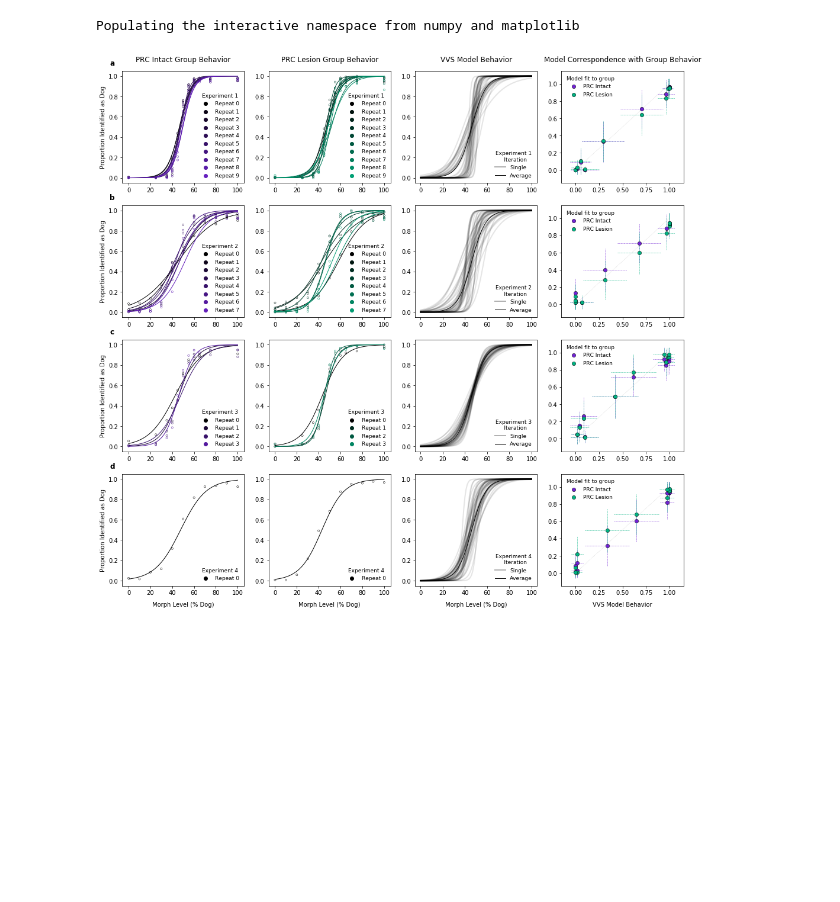
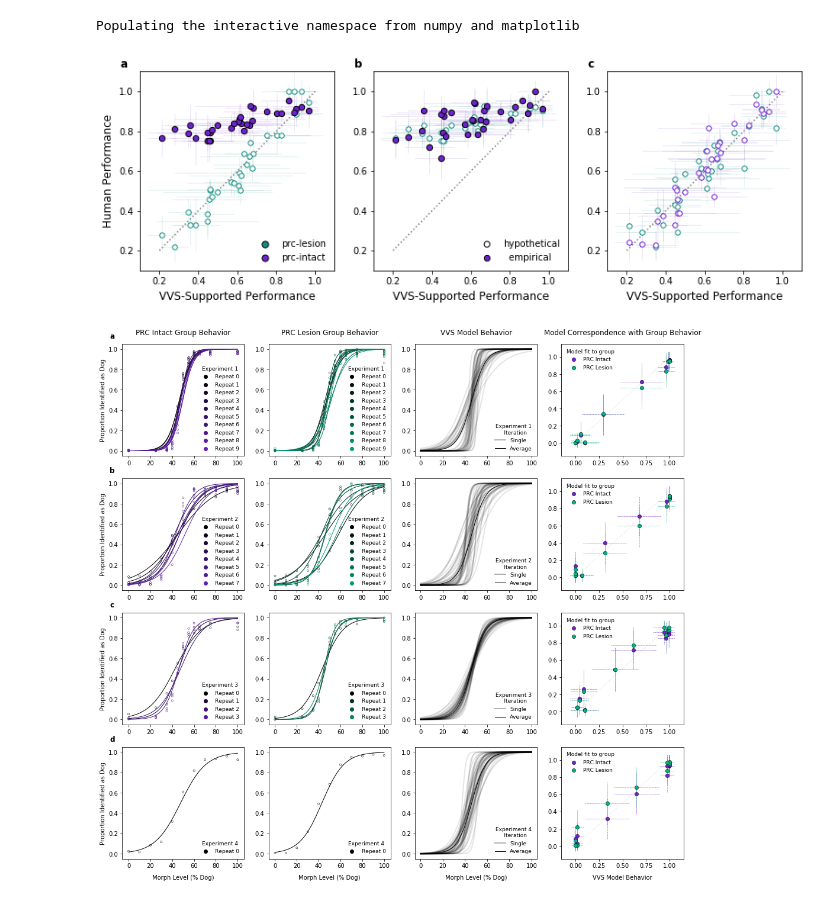
Before and after one commit to tzler/nondiagnostic, a Jupyter notebook: analyses.ipynb, the cells around one changed output. Saved outputs shown, nothing was run; the diff lists cells and outputs as text; code cells hidden in the pictures; blank space fills up the shorter version.

Commit message:
analysis: adding theoretical predictions Figure0

```diff
--- a/analyses.ipynb
+++ b/analyses.ipynb
@@ -477,6 +477,86 @@ representations = load_representations()
 df_m1 = build_model1(df, n_iterations)
 # %%
 df_m2 = build_model2(df, n_iterations)
+# %%
+hvm_path = '~/work/mtl_perception/high-throughput/human_performance.csv'
+hvm = pandas.read_csv(hvm_path)
+# %%
+def scatter_with_bar(x, y, xerr, yerr, c, d='observed'):
+    if d=='synthetic':
+        plt.scatter(x=x, y=y, facecolor='white', edgecolor=c, s=hsize, linewidth=lwidth, marker=hshape)
+    else:
+        plt.scatter(x=x, y=y, facecolor=c, edgecolor='black', s=40, linewidth=lwidth)
+    ltype = '-'
+    elinewidth=1
+    alpha=.1
+    EB = plt.errorbar(x=x, y=y,
+                      xerr=xerr,
+                      yerr=yerr,
+                      color=c,
+                      linestyle='', alpha=alpha,
+                      elinewidth=elinewidth,
+                      zorder=-1)
+    [EB[-1][i].set_linestyle(ltype) for i in [0, 1]]
+
+cscheme = {'CON':'#7123d4', 'PRC':'#128e80', 'model':'black'}
+xy = hvm.groupby('oddity_name')
+group = 'CON'
+hshape = 'o'
+hsize = 30
+lwidth = 1
+ecolor = 'black'
+
+plt.figure(figsize=[13, 4])
+
+ax = plt.subplot(131)
+
+np.random.seed(5)
+fake_prc_lesion = [np.min([i, 1]) for i in (xy.mean().it+(np.random.randn(len(xy))/15))]
+scatter_with_bar(xy.mean().it, fake_prc_lesion, xy.std().it, xy.std().human, cscheme['PRC'], 'synthetic')
+scatter_with_bar(xy.mean().it, xy.mean().human, xy.std().it, xy.std().human, cscheme['CON'])
+plt.plot([.2, 1], [.2, 1], linestyle=':', color='grey',  zorder=-2)
+plt.xlim([.1, 1.1])
+plt.ylim([.1, 1.1])
+plt.xlabel('VVS-Supported Performance', fontsize=12, labelpad=5)
+plt.ylabel('Human Performance', fontsize=12, labelpad=5)
+#plt.title('Evidence Supporting', y=1.05)
+plt.text(-.1, 1.02, 'a', fontsize=12, fontweight='bold', transform=ax.transAxes,)
+plt.scatter([], [], facecolor=cscheme['PRC'], edgecolor=ecolor, s=50, linewidth=1, label='prc-lesion')
+plt.scatter(x=[], y=[],  facecolor=cscheme['CON'], edgecolor=ecolor, s=50, linewidth=1, label='prc-intact')
+plt.legend(framealpha=0, loc=4)
+
+ax = plt.subplot(132)
+
+fake_prc_lesion = [np.min([i, 1]) for i in (xy.mean().human+(np.random.randn(len(xy))/15))]
+scatter_with_bar(xy.mean().it, xy.mean().human, xy.std().it, xy.std().human, cscheme['PRC'], 'synthetic')
+scatter_with_bar(xy.mean().it, fake_prc_lesion, xy.std().it, xy.std().human, cscheme['CON'])
+plt.plot([.2, 1], [.2, 1], linestyle=':', color='grey', zorder=-2)
+plt.xlim([.1, 1.1])
+plt.ylim([.1, 1.1])
+plt.scatter(x=[], y=[], facecolor='', edgecolor=ecolor, s=40, marker=hshape, linewidth=1, label='hypothetical')
+plt.scatter(x=[], y=[], facecolor=cscheme['CON'], edgecolor=ecolor, s=40, linewidth=1, label='  empirical')
+plt.legend(framealpha=0, loc=4)
+plt.xlabel('VVS-Supported Performance', fontsize=12, labelpad=5)
+#plt.title('Evidence Refuting', y=1.05);
+plt.text(-.1, 1.02, 'b', fontsize=12, fontweight='bold', transform=ax.transAxes,)
+
+ax = plt.subplot(133)
+
+np.random.seed(1234)
+fake_prc_lesion = [np.min([i, 1]) for i in (xy.mean().it+(np.random.randn(len(xy))/12))]
+scatter_with_bar(xy.mean().it, fake_prc_lesion, xy.std().it, xy.std().human, cscheme['PRC'], 'synthetic')
+fake_prc_intact = [np.min([i, 1]) for i in (xy.mean().it+(np.random.randn(len(xy))/12))]
+scatter_with_bar(xy.mean().it, fake_prc_intact, xy.std().it, xy.std().human, cscheme['CON'], 'synthetic')
+plt.plot([.2, 1], [.2, 1], linestyle=':', color='grey', label='IT readout', zorder=-2)
+plt.xlim([.10, 1.1])
+plt.ylim([.10, 1.1])
+#plt.title('Non-Diagnostic', y=1.05)
+plt.xlabel('VVS-Supported Performance', fontsize=12, labelpad=5)
+plt.text(-.1, 1.02, 'c', fontsize=12, fontweight='bold', transform=ax.transAxes,)
+
+plt.savefig('results/FIGURE0.pdf', bbox_inches = "tight", format='pdf')
+# %% [output]
+[figure, added]
 # %%
 colorscheme = {'CON':'#441580',
                'CON':'#7123d4',
```
Also changed, not shown: parts of 6 cells of this notebook.
